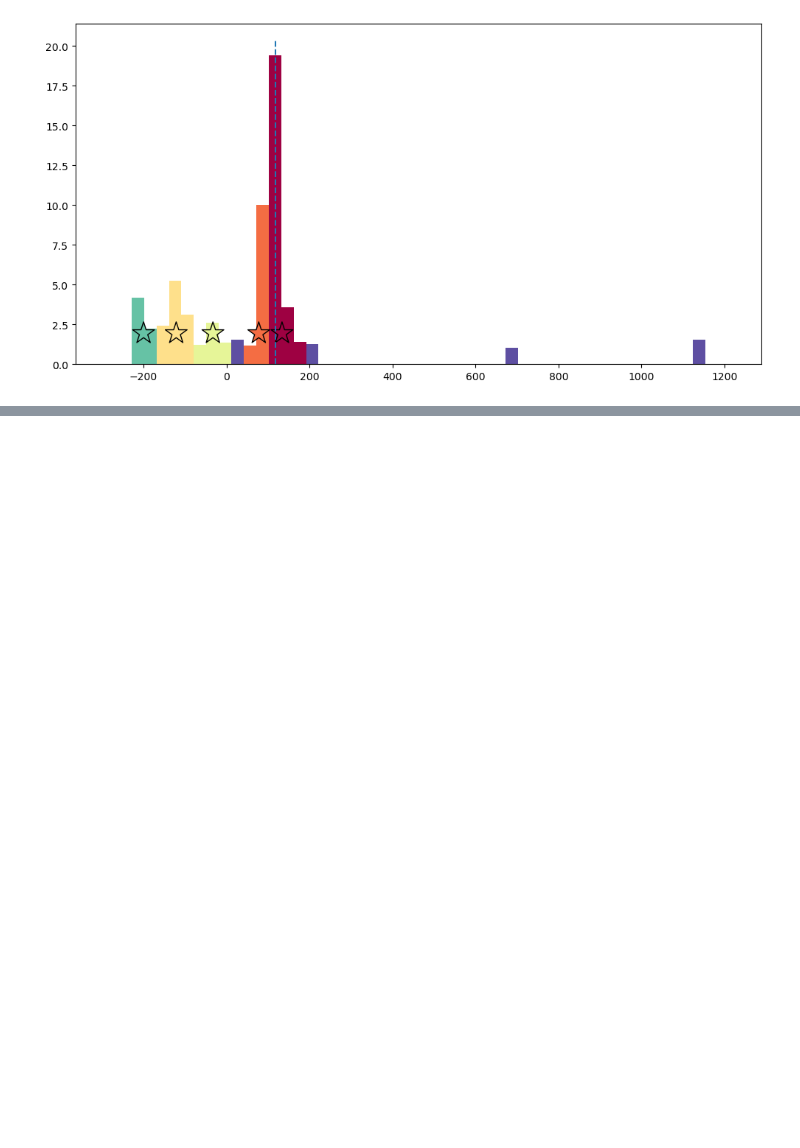
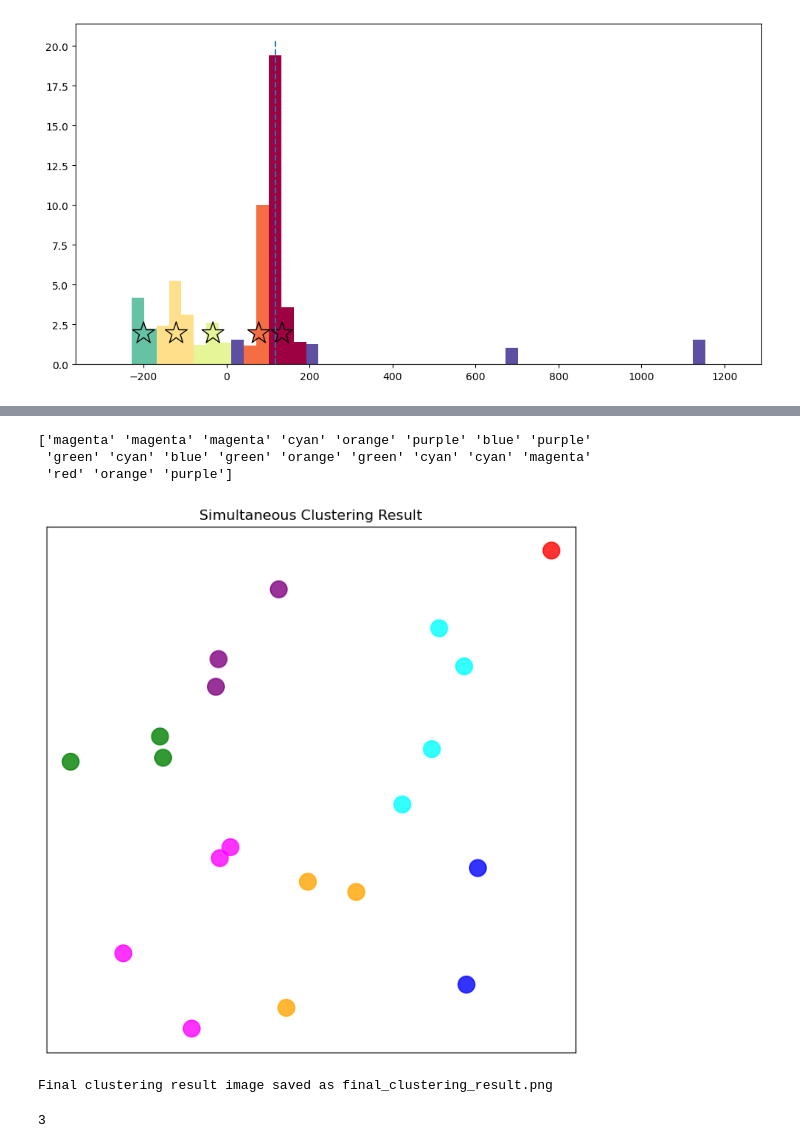
Before and after one commit to mcardoff/vertex_timing, a Jupyter notebook: DBSCAN.ipynb, the cells around one changed output, grey strips where cells are left out. Drawn from its saved outputs; the diff is of its cells as text; code cells hidden in the pictures; blank space fills up the shorter version.

```diff
--- a/DBSCAN.ipynb
+++ b/DBSCAN.ipynb
@@ -243,0 +457,56 @@ plt.scatter(cluster_values.values(), [0.1*histvals.max()]*len(cluster_values.val
+# %%
+import numpy as np
+import matplotlib.pyplot as plt
+
+# Your predefined clusters
+clusters_idx = [[17], [6, 10], [11, 8, 13], [19, 5, 7], [12, 4, 18], [9, 15, 3, 14], [1, 16, 0, 2]]
+
+# --- 2. Define Colors ---
+# Create a color palette with at least as many unique colors as you have clusters (7 in this case).
+color_palette = [
+    'red', 'blue', 'green', 'purple', 'orange', 'cyan', 'magenta',
+    'lime', 'brown', 'pink' # Add more colors if needed
+]
+num_clusters = len(clusters_idx)
+
+# --- 3. Create the Final Color Array ---
+# Initialize the color array for all 20 points
+final_colors_cone = np.empty(X.shape[0], dtype=object)
+
+# Assign a unique color to all points in each cluster
+for cluster_id, indices in enumerate(clusters_idx):
+    color = color_palette[cluster_id % len(color_palette)] # Use modulo for safety if more clusters than colors
+
+    # Assign the chosen color to all points in the current cluster
+    final_colors[indices] = color
+
+# --- 4. Generate and Save the Final Plot ---
+fig, ax = plt.subplots(figsize=(8, 8))
+
+# Scatter plot using the final_colors array
+ax.scatter(X[:, 0], X[:, 1], c=final_colors, s=200, alpha=0.8)
+
+# Optional: Annotate the points with their index for clarity
+#for i in range(X.shape[0]):
+#    ax.annotate(str(i), (X[i, 0], X[i, 1]), textcoords="offset points", xytext=(5, 5), ha='center', fontsize=8)
+
+ax.set_xticks([])
+ax.set_yticks([])
+ax.set_title(f"Simultaneous Clustering Result")
+#ax.grid(True, linestyle='--', alpha=0.6)
+print(final_colors)
+# Save the final image
+plt.savefig('final_clustering_result.png', bbox_inches='tight')
+plt.show()
+
+print("Final clustering result image saved as final_clustering_result.png")
+# %% [output]
+['magenta' 'magenta' 'magenta' 'cyan' 'orange' 'purple' 'blue' 'purple'
+ 'green' 'cyan' 'blue' 'green' 'orange' 'green' 'cyan' 'cyan' 'magenta'
+ 'red' 'orange' 'purple']
+[figure, added]
+Final clustering result image saved as final_clustering_result.png
+# %%
+print(seed_idx)
+# %% [output]
+3
```
Also changed, not shown: parts of 10 cells of this notebook, 8 other files.
